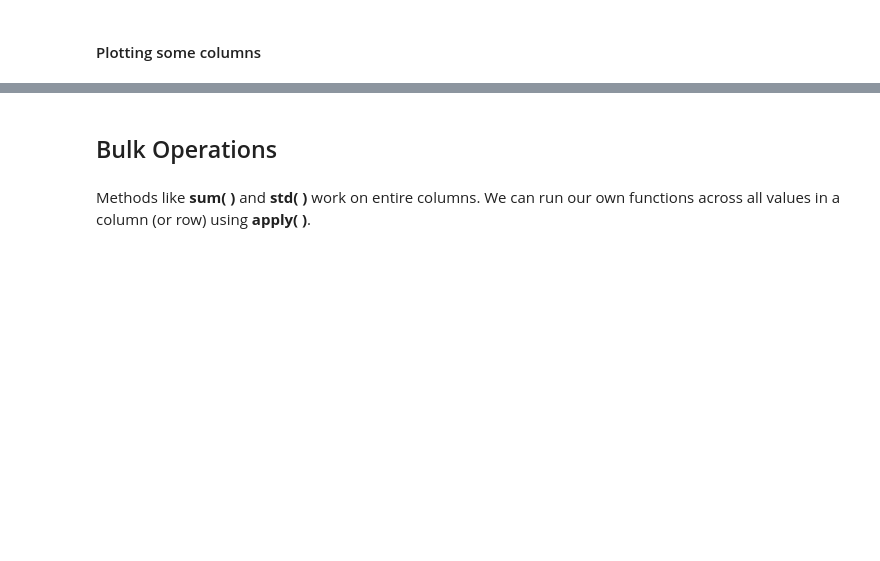
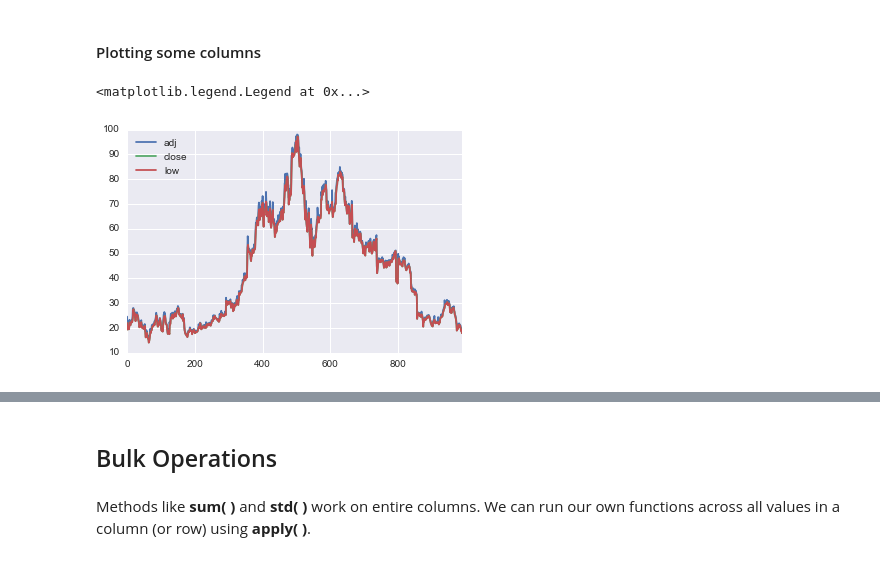
Before and after one commit to Gladius531218/DataMiningNotes, a Jupyter notebook: Lecture2/Getting-to-know-your-data-with-Pandas.ipynb, the cells around one changed output, grey strips where cells are left out. Drawn from its saved outputs; the diff is of its cells as text; code cells hidden in the pictures; blank space fills up the shorter version.

```diff
--- a/Lecture2/Getting-to-know-your-data-with-Pandas.ipynb
+++ b/Lecture2/Getting-to-know-your-data-with-Pandas.ipynb
@@ -119,7 +265,10 @@ print df.mean()
 # %%
 df.adj_close.plot(label='adj')
 df.low.plot(label='close')
-#df.low.plot()
+df.low.plot()
 plt.legend(loc=2)
+# %% [output]
+<matplotlib.legend.Legend at 0x...>
+[figure, added]
 # %%
 df.adj_close.hist()
```
Also changed, not shown: parts of 24 cells of this notebook, 3 other files.
